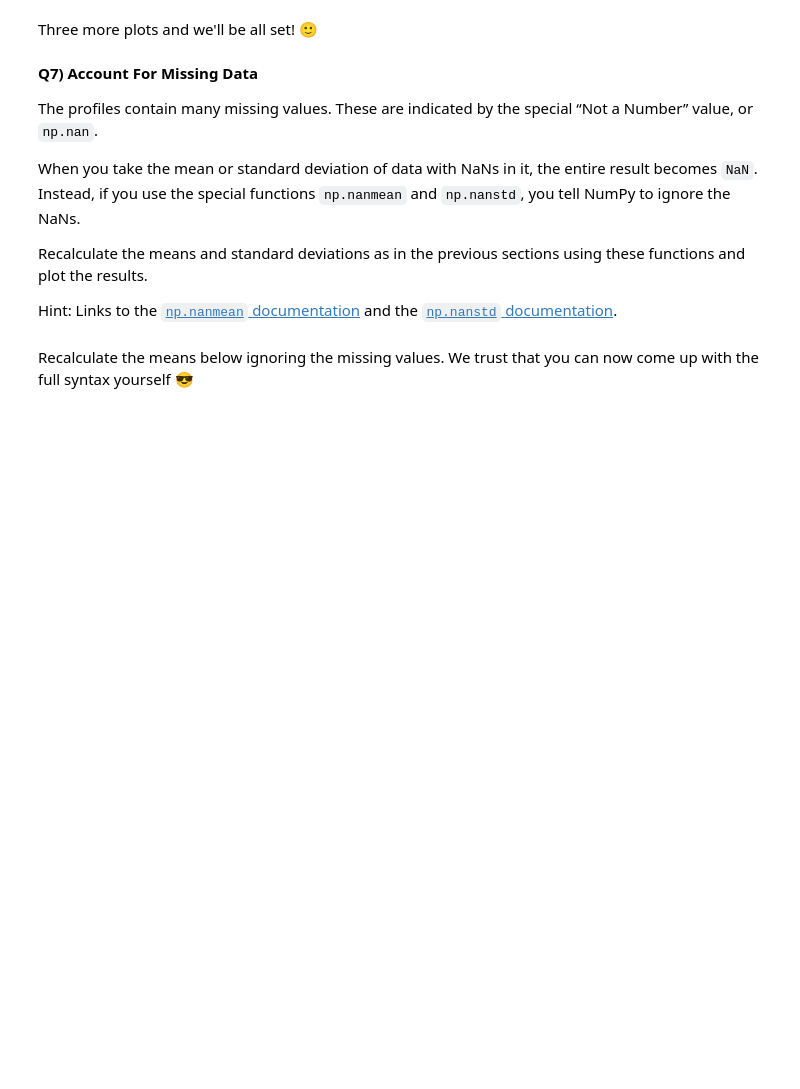
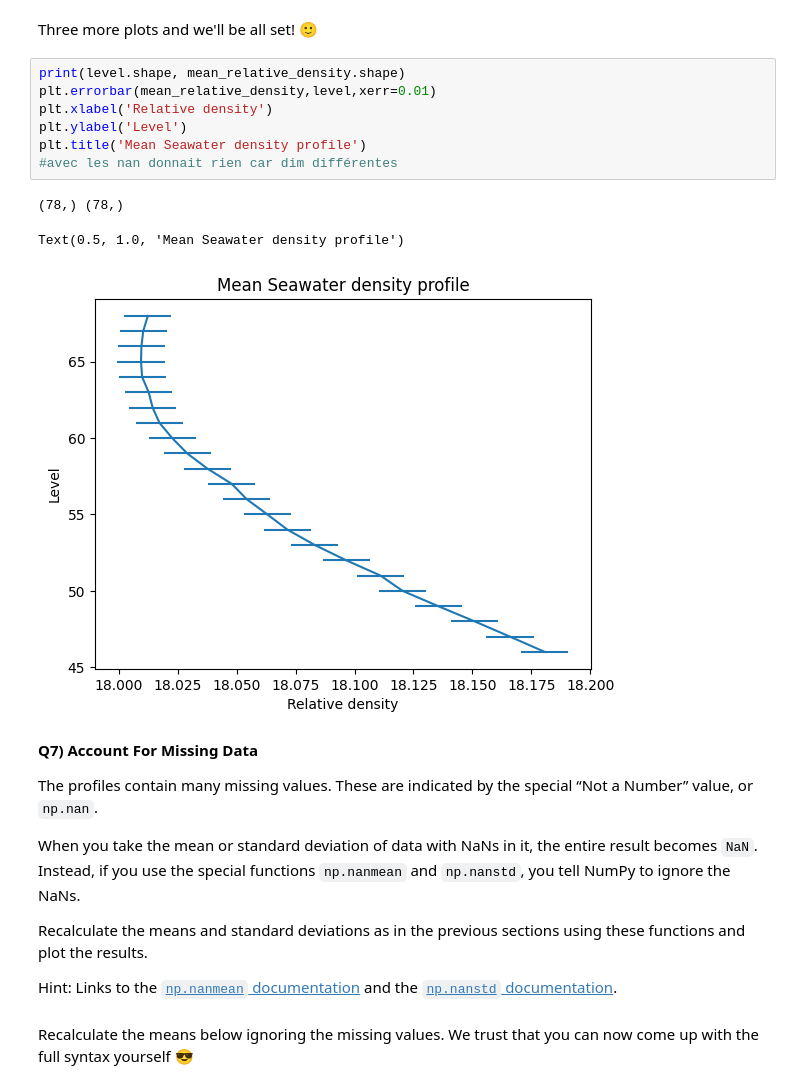
Before and after one commit to lynnbauerm/2025_Intro_Python, a Jupyter notebook: notebook/W2_S1.ipynb, the cells around one changed output. Drawn from its saved outputs; the diff is of its cells as text; blank space fills up the shorter version.

```diff
--- a/notebook/W2_S1.ipynb
+++ b/notebook/W2_S1.ipynb
@@ -355,5 +385,16 @@ plt.title(___)
 # %% [markdown]
 Three more plots and we'll be all set! 🙂
+# %%
+print(level.shape, mean_relative_density.shape)
+plt.errorbar(mean_relative_density,level,xerr=0.01)
+plt.xlabel('Relative density')
+plt.ylabel('Level')
+plt.title('Mean Seawater density profile')
+#avec les nan donnait rien car dim différentes
+# %% [output]
+(78,) (78,)
+Text(0.5, 1.0, 'Mean Seawater density profile')
+[figure, added]
 # %% [markdown]
 **Q7) Account For Missing Data**
 
```
Also changed, not shown: parts of 17 cells of this notebook.
